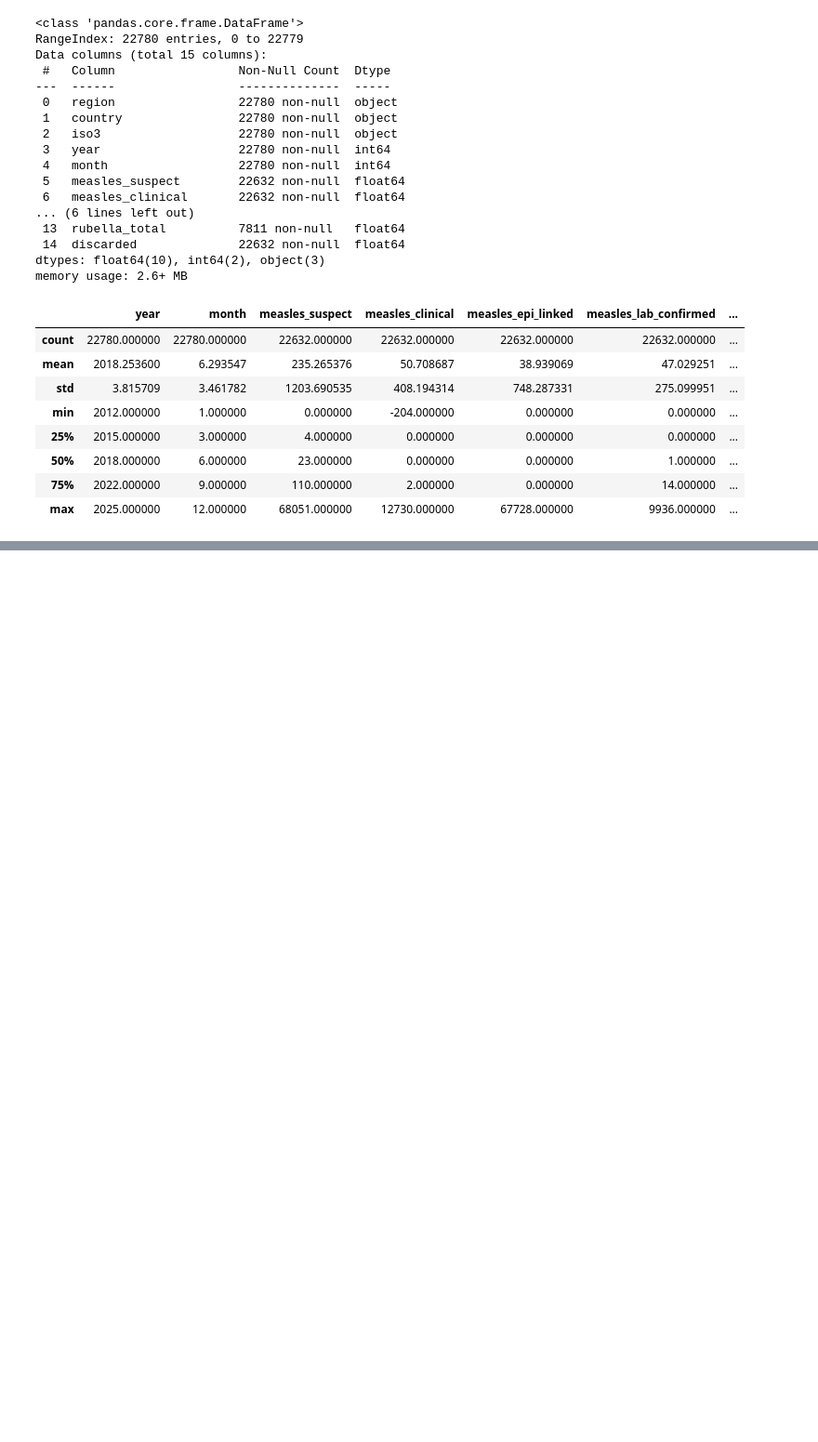
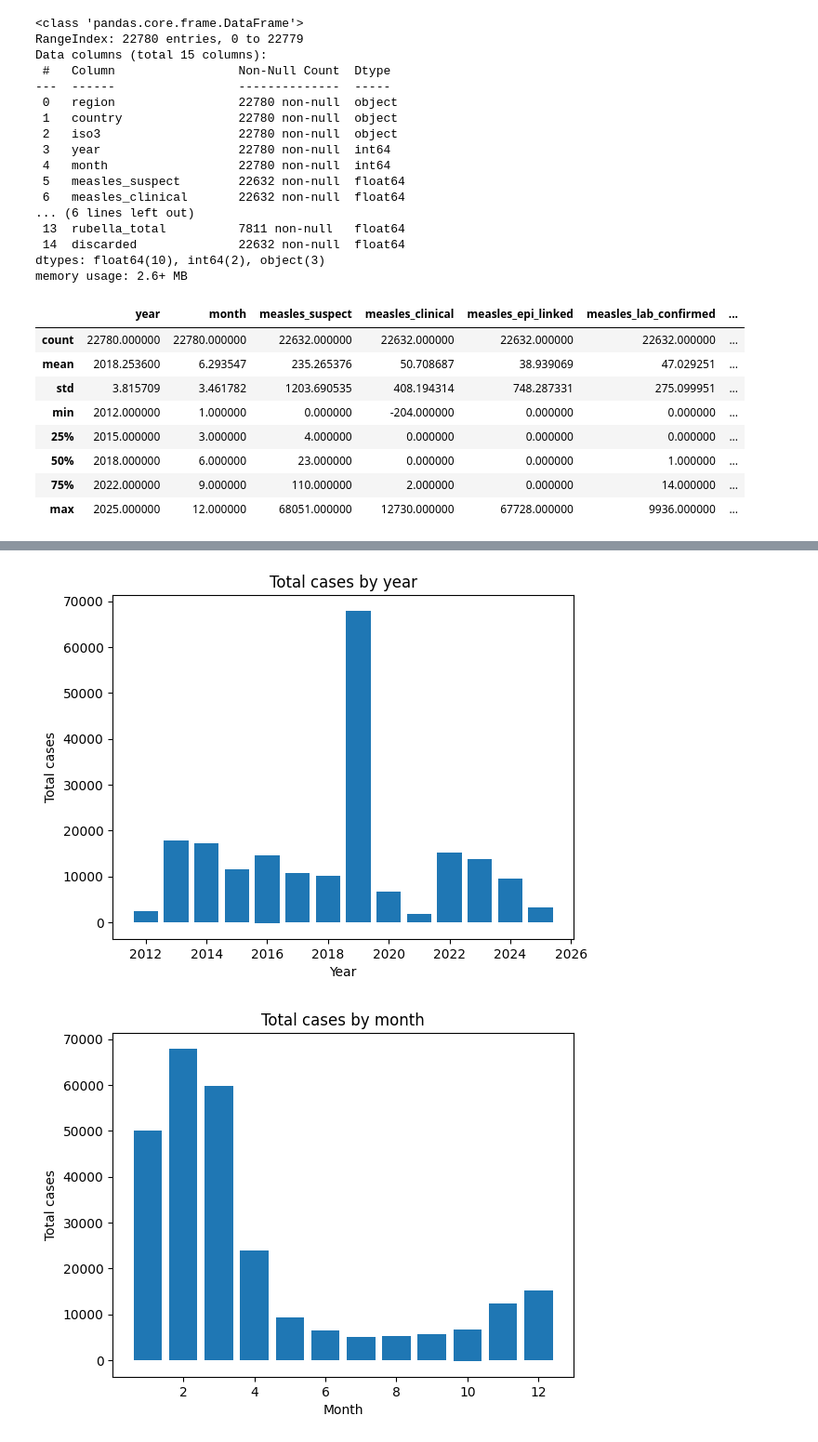
Before and after one commit to vanillaloki9306/Measles-and-Rubella-dataset-project, a Jupyter notebook: Measles_and_Rubella_project.ipynb, the cells around one changed output, grey strips where cells are left out. Shown at 93% size. Cells and saved outputs as stored; diff of their text form; code cells hidden in the pictures; blank space fills up the shorter version.

```diff
--- a/Measles_and_Rubella_project.ipynb
+++ b/Measles_and_Rubella_project.ipynb
@@ -77,0 +166,13 @@ cases_month.describe()
+# %%
+cases_month = cases_month.dropna(subset = ['measles_total', 'rubella_total'], how='all')
+cases_measles = pd.DataFrame({'Region': cases_month['region'],
+                               'Country': cases_month['country'],
+                               'iso3': cases_month['iso3'],
+                               'Year': cases_month["year"],
+                               'Month': cases_month['month'],
+                               'Suspect': cases_month['measles_suspect'],
+                               'Clinical': cases_month["measles_clinical"],
+                               'Epi Linked': cases_month['measles_epi_linked'],
+                               'Lab Confirmed': cases_month['measles_lab_confirmed'],
+                               'Total': cases_month['measles_total']})
+cases_measles
@@ -77,0 +273,43 @@ cases_month.describe()
+# %%
+vars_x = cases_measles['Year']
+vars_y = cases_measles['Total']
+
+plt.bar(vars_x, vars_y)
+plt.title("Total cases by year")
+plt.xlabel("Year")
+plt.ylabel("Total cases")
+plt.show()
+
+
+vars_x = cases_measles['Month']
+
+
+plt.bar(vars_x, vars_y)
+plt.title("Total cases by month")
+plt.xlabel("Month")
+plt.ylabel("Total cases")
+plt.show()
+
+
+
+vars_x = cases_measles['Country']
+
+
+plt.barh(vars_x, vars_y)
+plt.title("Total cases by country")
+plt.xlabel("Country")
+plt.ylabel("Total cases")
+plt.show()
+
+
+vars_x = cases_measles['Region']
+
+
+plt.barh(vars_x, vars_y)
+plt.title("Total cases by region")
+plt.xlabel("Region")
+plt.ylabel("Total cases")
+plt.show()
+# %% [output]
+[figure, added]
+[figure, added]
```
Also changed, not shown: parts of 18 cells of this notebook.
